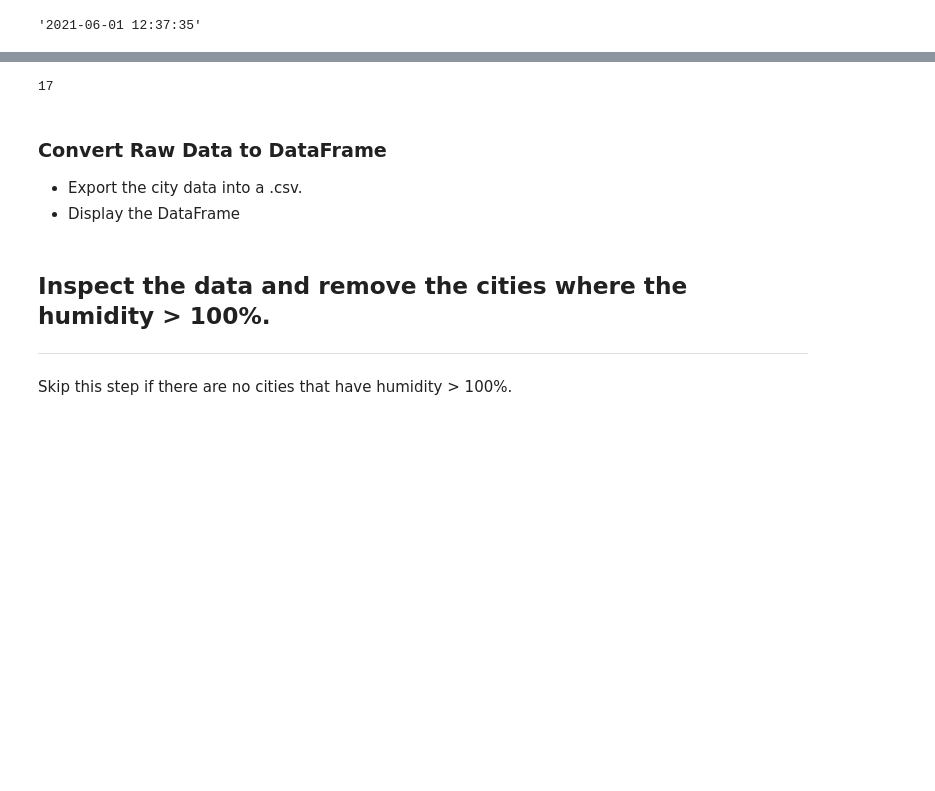
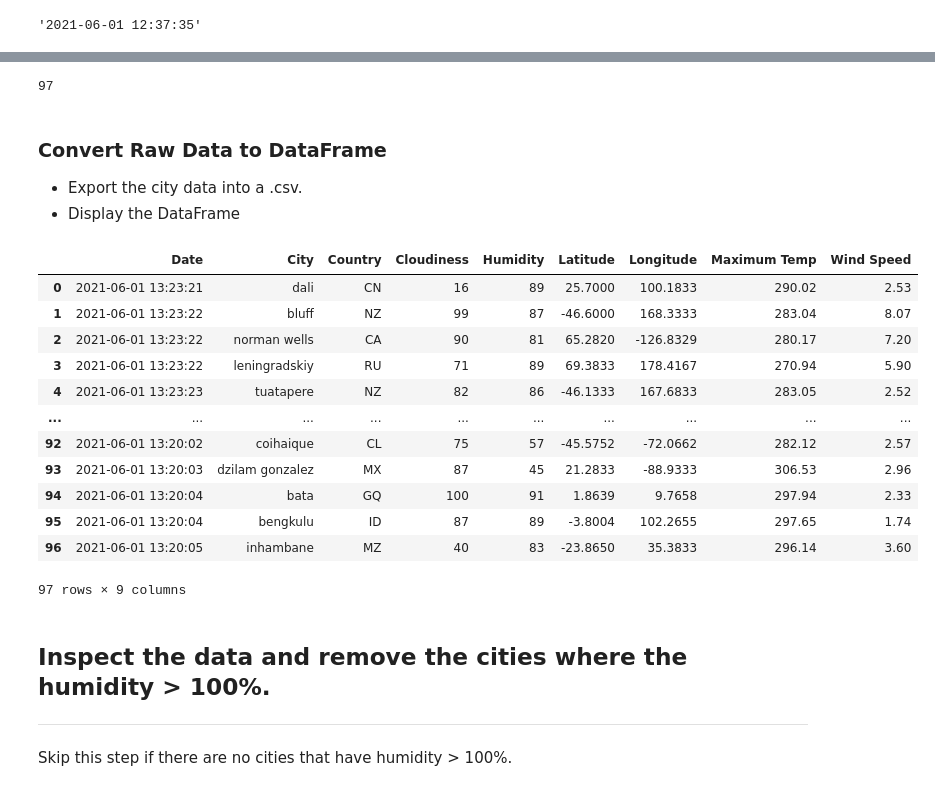
Before and after one commit to OpheliaH901/python-api-challenge, a Jupyter notebook: starter_code/WeatherPy.ipynb, the cells around one changed output, grey strips where cells are left out. Saved outputs shown, nothing was run; the diff lists cells and outputs as text; code cells hidden in the pictures; blank space fills up the shorter version.

Commit message:
dataframe with cities found created, api timed out, weatherpydata csv created

```diff
--- a/starter_code/WeatherPy.ipynb
+++ b/starter_code/WeatherPy.ipynb
@@ -161,7 +162,8 @@ max_temps = []
 wind_speeds = []
 
 # Use iterrows to loop through dataframe using the city name
-for city in cities[0:20]:
+for city in cities:
+    time.sleep(1)
     # Build query URL | F-strings can be used too.
     # query_url = f"{url}""
     query_url = url + "appid=" + weather_api_key + "&q=" + city.replace(" ","+")
@@ -180,9 +182,9 @@ for city in cities[0:20]:
         max_temps.append(weather_json['main']['temp_max'])
         wind_speeds.append(weather_json['wind']['speed'])
         cities_found.append(city)
+
+        print(f"✅{city} data processing")
+
     except:
-        print("city not found")
-
-    # Get the temperature from the response
-    print(f"The weather API responded with: {weather_json}." + "\n")
+        print(f"❌{city} not found")
 # %% [output]
@@ -206,8 +209,50 @@ The weather API responded with: {'coord': {'lon': 100.3354, 'lat': 5.4112}, 'wea
 # %%
-(countries)
+#sum of countries
+countries
 # %% [output]
-17
+97
 # %% [markdown]
 ### Convert Raw Data to DataFrame
 * Export the city data into a .csv.
 * Display the DataFrame
+# %%
+# cities_found = []
+# cloudiness = []
+# countries = []
+# dates = []
+# humidities = []
+# lats = []
+# lngs = []
+# max_temps = []
+# wind_speeds = []
+
+# Convert city list to dataframe and rename column to "city"
+
+weather_data = pd.DataFrame({
+    "Date": dates,
+    "City": cities_found,
+    "Country": countries,
+    "Cloudiness": cloudiness,
+    "Humidity": humidities,
+    "Latitude": lats,
+    "Longitude": lngs,
+    "Maximum Temp": max_temps,
+    "Wind Speed": wind_speeds
+
+})
+
+weather_data
+# %% [output]
+|  | Date | City | Country | Cloudiness | Humidity | Latitude | Longitude | Maximum Temp | Wind Speed |
+| 0 | 2021-06-01 13:23:21 | dali | CN | 16 | 89 | 25.7000 | 100.1833 | 290.02 | 2.53 |
+| 1 | 2021-06-01 13:23:22 | bluff | NZ | 99 | 87 | -46.6000 | 168.3333 | 283.04 | 8.07 |
+| 2 | 2021-06-01 13:23:22 | norman wells | CA | 90 | 81 | 65.2820 | -126.8329 | 280.17 | 7.20 |
+| 3 | 2021-06-01 13:23:22 | leningradskiy | RU | 71 | 89 | 69.3833 | 178.4167 | 270.94 | 5.90 |
+| 4 | 2021-06-01 13:23:23 | tuatapere | NZ | 82 | 86 | -46.1333 | 167.6833 | 283.05 | 2.52 |
+| ... | ... | ... | ... | ... | ... | ... | ... | ... | ... |
+| 92 | 2021-06-01 13:20:02 | coihaique | CL | 75 | 57 | -45.5752 | -72.0662 | 282.12 | 2.57 |
+| 93 | 2021-06-01 13:20:03 | dzilam gonzalez | MX | 87 | 45 | 21.2833 | -88.9333 | 306.53 | 2.96 |
+| 94 | 2021-06-01 13:20:04 | bata | GQ | 100 | 91 | 1.8639 | 9.7658 | 297.94 | 2.33 |
+| 95 | 2021-06-01 13:20:04 | bengkulu | ID | 87 | 89 | -3.8004 | 102.2655 | 297.65 | 1.74 |
+| 96 | 2021-06-01 13:20:05 | inhambane | MZ | 40 | 83 | -23.8650 | 35.3833 | 296.14 | 3.60 |
+97 rows × 9 columns
```
Also changed, not shown: parts of 5 cells of this notebook, 1 other file.
